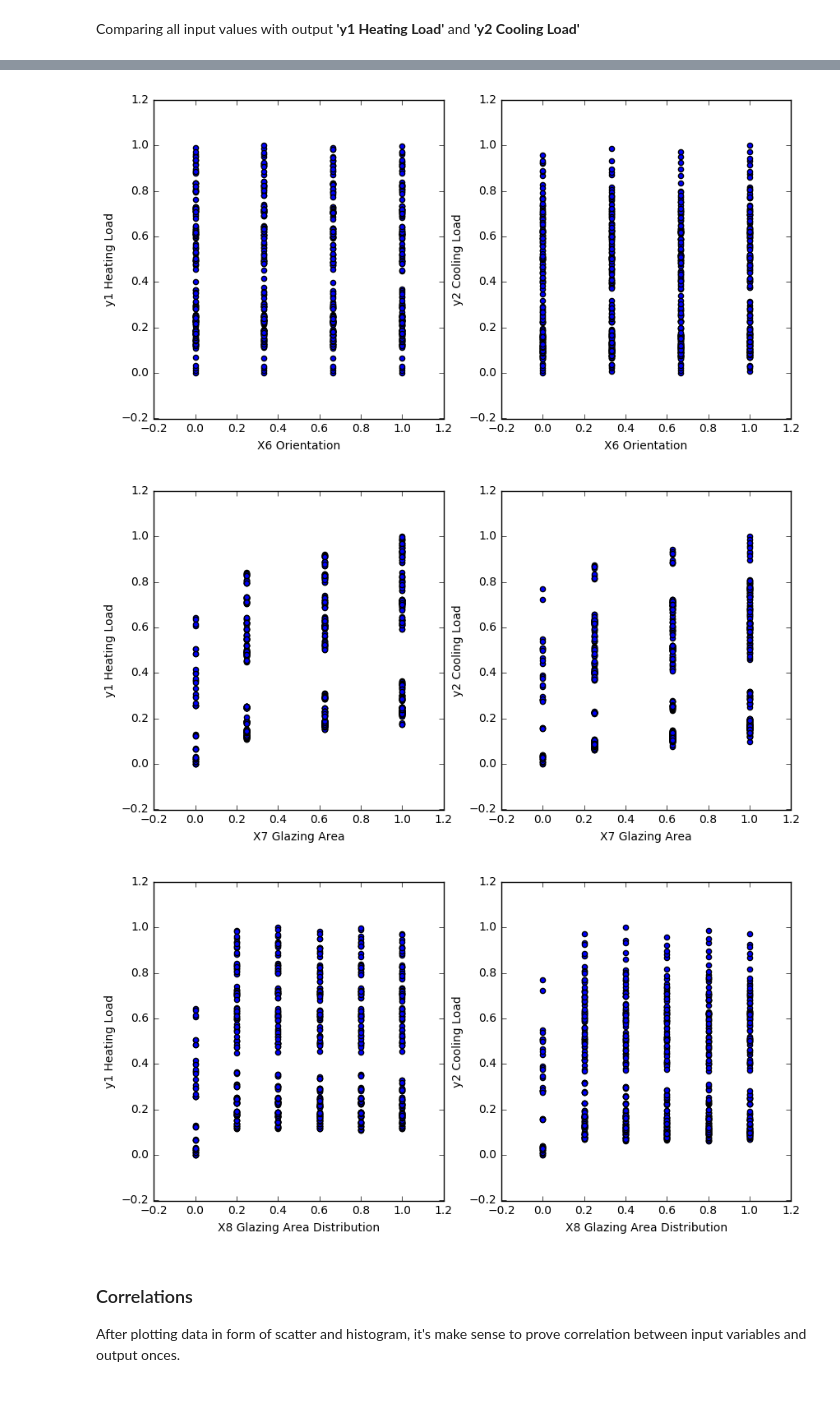
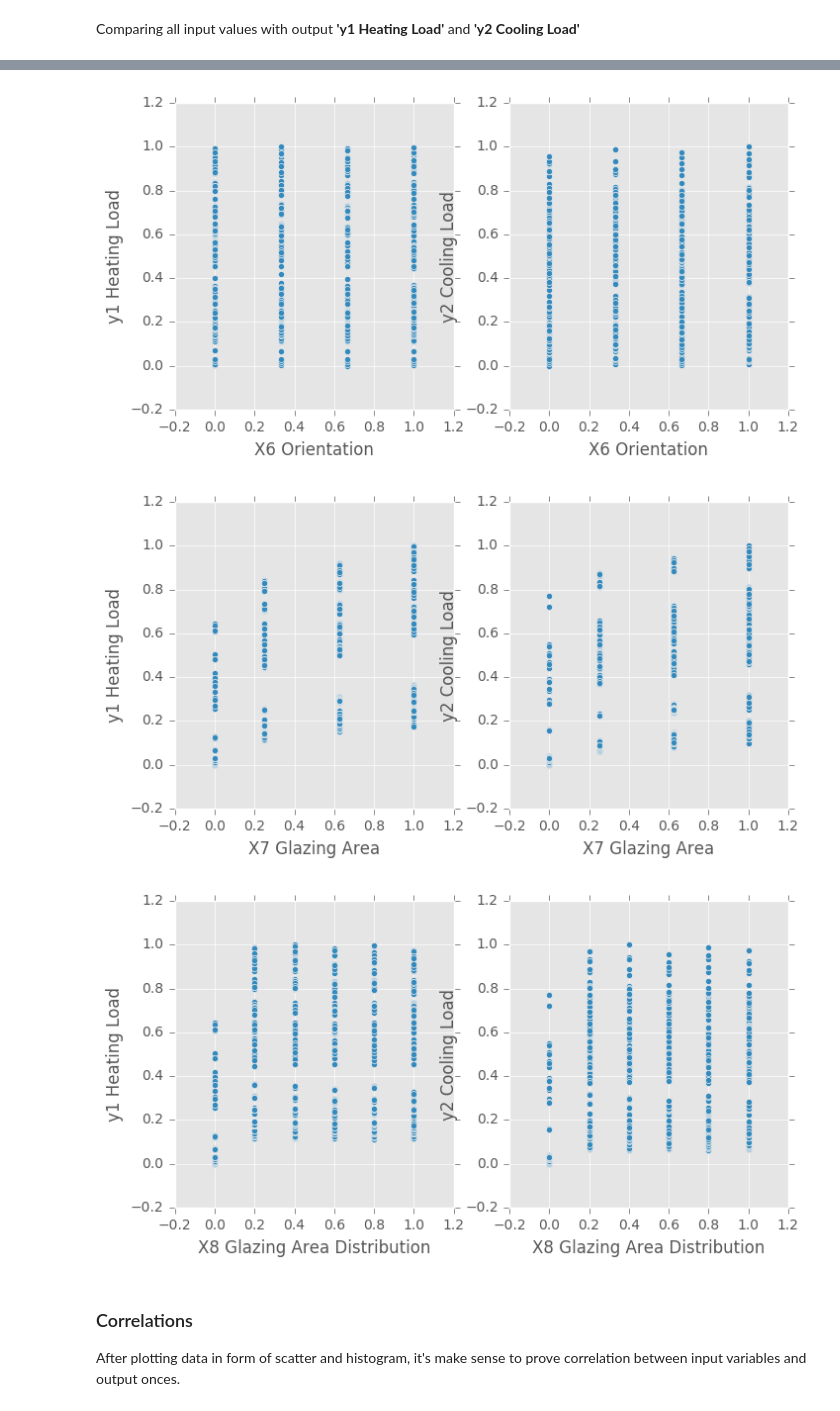
Before and after one commit to vdmitriyev/data-analysis-notebooks, a Jupyter notebook: energy-residential-buildings/energy-residential-buildings.ipynb, the cells around one changed output, grey strips where cells are left out. Saved outputs shown, nothing was run; the diff lists cells and outputs as text; code cells hidden in the pictures.

```diff
--- a/energy-residential-buildings/energy-residential-buildings.ipynb
+++ b/energy-residential-buildings/energy-residential-buildings.ipynb
@@ -37,10 +37,14 @@ Specifically:
 The first step is always a data loading. Before loading data was converted from original Excel file into CSV.
 # %%
 %matplotlib inline
+
 import pandas as pd
 import numpy as np
 import collections
 import matplotlib.pyplot as plt
+
+#plt.style.use('fivethirtyeight')
+plt.style.use('ggplot')
 
 dataset = pd.read_csv('data/ENB2012-data-uci.csv', sep=';')
 columns = ['X1 Relative Compactness',
@@ -66,9 +70,11 @@ mapping = {'X1' : columns[0],
            'Y2' : columns[9]}
 
 mapping = collections.OrderedDict(sorted(mapping.items()))
+target_columns = [mapping[x] for x in mapping if x[0] != 'Y']
+#print (target_columns)
 
 dataset.columns = columns
-dataset.head(10)
+dataset.head(5)
 # %% [output]
 |  | X1 Relative Compactness | X2 Surface Area | X3 Wall Area | X4 Roof Area | X5 Overall Height | X6 Orientation | ... |
 | 0 | 0.98 | 514.5 | 294.0 | 110.25 | 7.0 | 2 | ... |
@@ -284,7 +291,7 @@ Comparing all input values with output **'y1 Heating Load'** and **'y2 Cooling L
 for key in mapping:
 
     if key[0] != 'Y':
-        fig, (ax1, ax2) = plt.subplots(ncols=2, sharey=False, figsize = (10,5))
-        df_norm.plot.scatter(x=mapping[key], y=mapping["Y1"], ax=ax1)
-        df_norm.plot.scatter(x=mapping[key], y=mapping["Y2"], ax=ax2)
+        fig, (ax1, ax2) = plt.subplots(ncols=2, sharey=False, figsize = (8,4))
+        df_norm.plot.scatter(x=mapping[key], y=mapping["Y1"], ax=ax1, grid=True)
+        df_norm.plot.scatter(x=mapping[key], y=mapping["Y2"], ax=ax2, grid=True)
 # %% [output]
@@ -296,6 +303,6 @@ for key in mapping:
-[figure, old version]
+[figure, new version]
-[figure, old version]
+[figure, new version]
-[figure, old version]
+[figure, new version]
 # %% [markdown]
 ### Correlations
 
```
Also changed, not shown: parts of 22 cells of this notebook, 1 other file.
